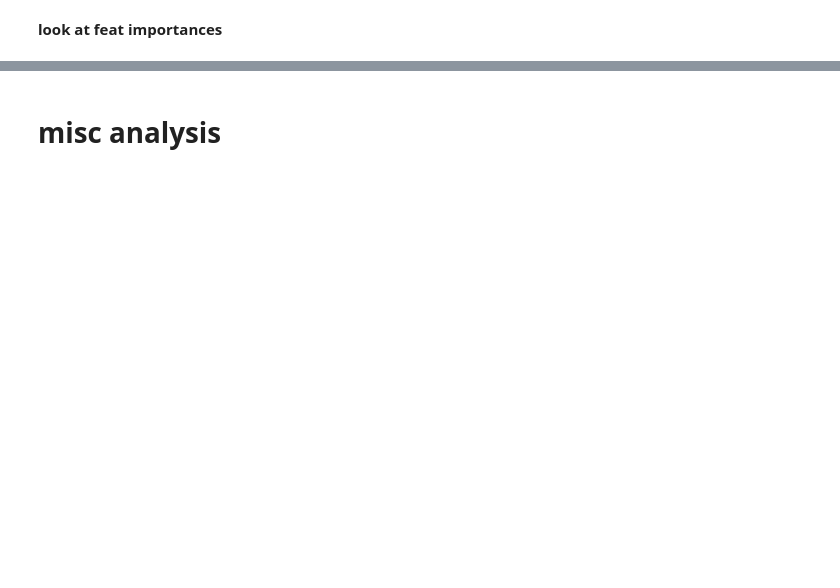
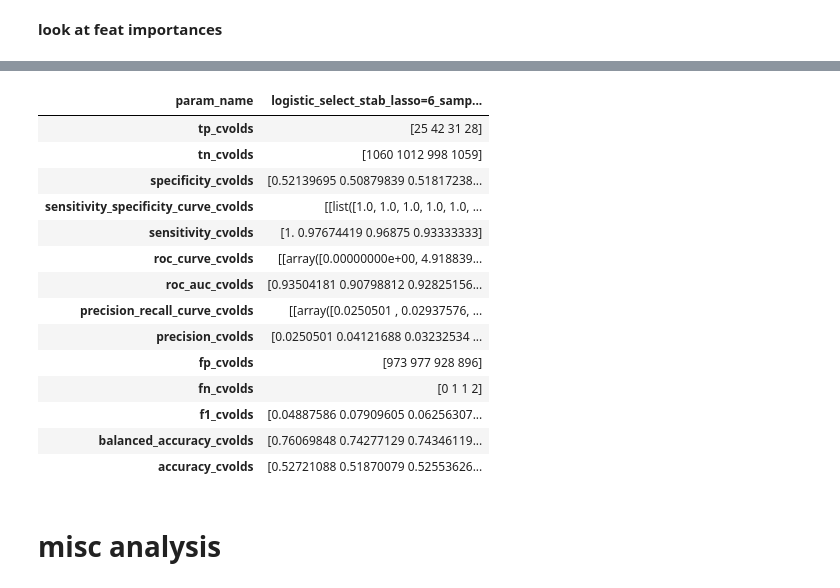
Before and after one commit to csinva/iai-clinical-decision-rule, a Jupyter notebook: 05_analyze.ipynb, the cells around one changed output, grey strips where cells are left out. Cells and saved outputs as stored; diff of their text form; code cells hidden in the pictures; blank space fills up the shorter version.

```diff
--- a/05_analyze.ipynb
+++ b/05_analyze.ipynb
@@ -13,7 +13,7 @@ import pandas as pd
 import pickle as pkl
 from tqdm import tqdm
 from style import *
-out_dir = 'results/aug5_7' # jun17_1
+out_dir = 'results/aug6_6/' # jun17_1
 # %% [output]
 The autoreload extension is already loaded. To reload it, use:
   %reload_ext autoreload
@@ -89,47 +111,63 @@ r
 # %%
 r = results
-best_model = 'logistic_select_rf=10_sample_weights=1000' #logistic_select_rf=5_smote=5'
+best_model = 'logistic_select_stab_lasso=6_sample_weights=500' #logistic_select_rf=5_smote=5'
 # print(r.keys())
 # r.style.apply(viz.highlight_max, subset=[k for k in r if not 'std' in k])
-r = r.sort_values('balanced_accuracy', ascending=False)
-keys = [k for k in r if '_f' in k]
-keys_remapped = {k: k.replace('_f', '') for k in keys}
+# r = r.sort_values('roc_auc_cv', ascending=False)
+# keys = [k for k in r if '_f' in k]
+# keys_remapped = {k: k.replace('_f', '') for k in keys}
 r = r[keys].rename(columns=keys_remapped)
 # r = r.sort_values('lifetime')
 # r = r[r.index.str.contains('35')]
 # r = r[r.index.str.contains('11')]
 # r = r.rename(columns={'mean_square_displacement': 'msd', 'total_displacement': 'td'})
 
 # r = r[r.index.str.contains('20')]
 r = r[r.index.str.contains(best_model)]
 
 r = r[[k for k in r if not 'std' in k]]
 
 
 def rank(r):
     '''Rank feature importances appropriately
     '''
     r = r.abs()
     r = r.rank(axis=1, ascending=False, method='min')
     return r
-#
+
 # r = rank(r)
-r = r.reindex(r.mean().sort_values(ascending=True).index, axis=1) # sort cols by mean rank
-idxs = r.index
+# r = r.reindex(r.mean().sort_values(ascending=True).index, axis=1) # sort cols by mean rank
+# idxs = r.index
 # r.insert(0, 'balanced_acc', results.loc[idxs]['balanced_accuracy'])
 # r = r.sort_values('balanced_acc', ascending=False)
 # subset = list(r.keys())
 # subset.remove('balanced_acc')
 # r.to_html('table.html')
 # r = r.fillna(0).style.background_gradient(cmap='viridis_r', axis=1) #, subset=subset) # rows differently colored
 
 
 r = r.transpose()
-r = r.reindex(r[best_model].abs().sort_values(ascending=False).index) # sort by abs value
+# r = r.reindex(r[best_model].abs().sort_values(ascending=False).index) # sort by abs value
 # r = r.sort_values(by='logistic_20_ros=1')
 r = r.fillna(0).style.background_gradient(cmap=cm) #, axis=0) #, subset=subset) # rows differently colored
 # r = background_gradient(r)
 r
+# %% [output]
+| param_name | logistic_select_stab_lasso=6_samp... |
+| tp_cvolds | [25 42 31 28] |
+| tn_cvolds | [1060 1012 998 1059] |
+| specificity_cvolds | [0.52139695 0.50879839 0.51817238... |
+| sensitivity_specificity_curve_cvolds | [[list([1.0, 1.0, 1.0, 1.0, 1.0, ... |
+| sensitivity_cvolds | [1. 0.97674419 0.96875 0.93333333] |
+| roc_curve_cvolds | [[array([0.00000000e+00, 4.918839... |
+| roc_auc_cvolds | [0.93504181 0.90798812 0.92825156... |
+| precision_recall_curve_cvolds | [[array([0.0250501 , 0.02937576, ... |
+| precision_cvolds | [0.0250501 0.04121688 0.03232534 ... |
+| fp_cvolds | [973 977 928 896] |
+| fn_cvolds | [0 1 1 2] |
+| f1_cvolds | [0.04887586 0.07909605 0.06256307... |
+| balanced_accuracy_cvolds | [0.76069848 0.74277129 0.74346119... |
+| accuracy_cvolds | [0.52721088 0.51870079 0.52553626... |
 # %% [markdown]
 # misc analysis
 # %%
```
Also changed, not shown: parts of 3 cells of this notebook, 6 other files.
